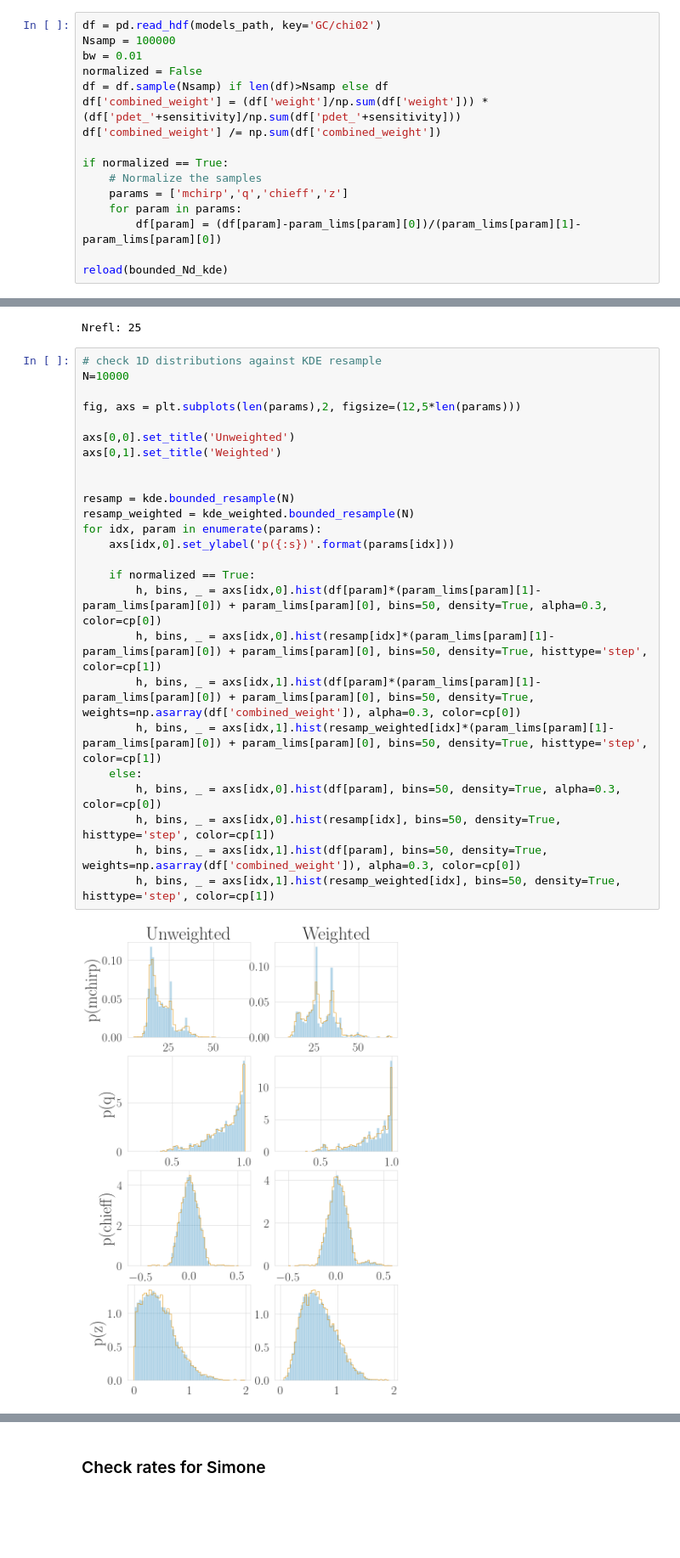
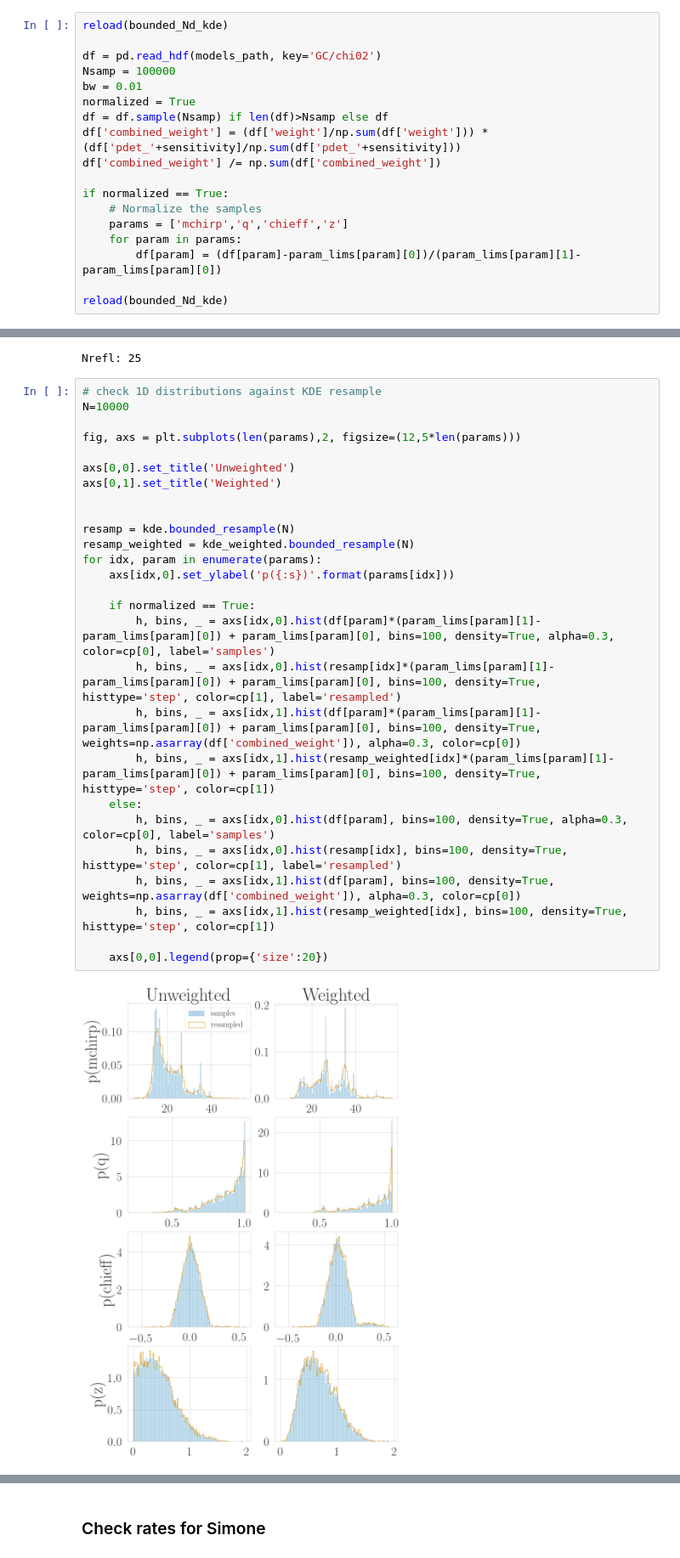
Before and after one commit to michaelzevin/model_selection, a Jupyter notebook: notebooks/examine_populations.ipynb, the cells around one changed output, grey strips where cells are left out. Shown at 85% size. Cells and saved outputs as stored; diff of their text form; blank space fills up the shorter version.

```diff
--- a/notebooks/examine_populations.ipynb
+++ b/notebooks/examine_populations.ipynb
@@ -138,10 +138,12 @@ GC
 # %% [markdown]
 ### Test bounded, weighted KDEs
 # %%
+reload(bounded_Nd_kde)
+
 df = pd.read_hdf(models_path, key='GC/chi02')
 Nsamp = 100000
 bw = 0.01
-normalized = False
+normalized = True
 df = df.sample(Nsamp) if len(df)>Nsamp else df
 df['combined_weight'] = (df['weight']/np.sum(df['weight'])) * (df['pdet_'+sensitivity]/np.sum(df['pdet_'+sensitivity]))
 df['combined_weight'] /= np.sum(df['combined_weight'])
@@ -348,27 +350,29 @@ Nrefl: 25
 # %%
 # check 1D distributions against KDE resample
 N=10000
 
 fig, axs = plt.subplots(len(params),2, figsize=(12,5*len(params)))
 
 axs[0,0].set_title('Unweighted')
 axs[0,1].set_title('Weighted')
 
 
 resamp = kde.bounded_resample(N)
 resamp_weighted = kde_weighted.bounded_resample(N)
 for idx, param in enumerate(params):
     axs[idx,0].set_ylabel('p({:s})'.format(params[idx]))
 
     if normalized == True:
-        h, bins, _ = axs[idx,0].hist(df[param]*(param_lims[param][1]-param_lims[param][0]) + param_lims[param][0], bins=50, density=True, alpha=0.3, color=cp[0])
-        h, bins, _ = axs[idx,0].hist(resamp[idx]*(param_lims[param][1]-param_lims[param][0]) + param_lims[param][0], bins=50, density=True, histtype='step', color=cp[1])
-        h, bins, _ = axs[idx,1].hist(df[param]*(param_lims[param][1]-param_lims[param][0]) + param_lims[param][0], bins=50, density=True, weights=np.asarray(df['combined_weight']), alpha=0.3, color=cp[0])
-        h, bins, _ = axs[idx,1].hist(resamp_weighted[idx]*(param_lims[param][1]-param_lims[param][0]) + param_lims[param][0], bins=50, density=True, histtype='step', color=cp[1])
+        h, bins, _ = axs[idx,0].hist(df[param]*(param_lims[param][1]-param_lims[param][0]) + param_lims[param][0], bins=100, density=True, alpha=0.3, color=cp[0], label='samples')
+        h, bins, _ = axs[idx,0].hist(resamp[idx]*(param_lims[param][1]-param_lims[param][0]) + param_lims[param][0], bins=100, density=True, histtype='step', color=cp[1], label='resampled')
+        h, bins, _ = axs[idx,1].hist(df[param]*(param_lims[param][1]-param_lims[param][0]) + param_lims[param][0], bins=100, density=True, weights=np.asarray(df['combined_weight']), alpha=0.3, color=cp[0])
+        h, bins, _ = axs[idx,1].hist(resamp_weighted[idx]*(param_lims[param][1]-param_lims[param][0]) + param_lims[param][0], bins=100, density=True, histtype='step', color=cp[1])
     else:
-        h, bins, _ = axs[idx,0].hist(df[param], bins=50, density=True, alpha=0.3, color=cp[0])
-        h, bins, _ = axs[idx,0].hist(resamp[idx], bins=50, density=True, histtype='step', color=cp[1])
-        h, bins, _ = axs[idx,1].hist(df[param], bins=50, density=True, weights=np.asarray(df['combined_weight']), alpha=0.3, color=cp[0])
-        h, bins, _ = axs[idx,1].hist(resamp_weighted[idx], bins=50, density=True, histtype='step', color=cp[1])
+        h, bins, _ = axs[idx,0].hist(df[param], bins=100, density=True, alpha=0.3, color=cp[0], label='samples')
+        h, bins, _ = axs[idx,0].hist(resamp[idx], bins=100, density=True, histtype='step', color=cp[1], label='resampled')
+        h, bins, _ = axs[idx,1].hist(df[param], bins=100, density=True, weights=np.asarray(df['combined_weight']), alpha=0.3, color=cp[0])
+        h, bins, _ = axs[idx,1].hist(resamp_weighted[idx], bins=100, density=True, histtype='step', color=cp[1])
+
+    axs[0,0].legend(prop={'size':20})
 # %% [output]
-[figure, old version]
+[figure, new version]
```
Also changed, not shown: parts of 4 cells of this notebook, 1 other file.
